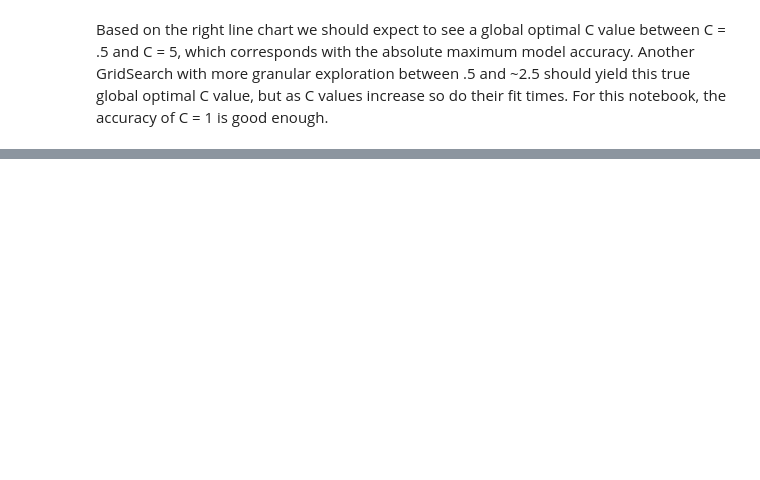
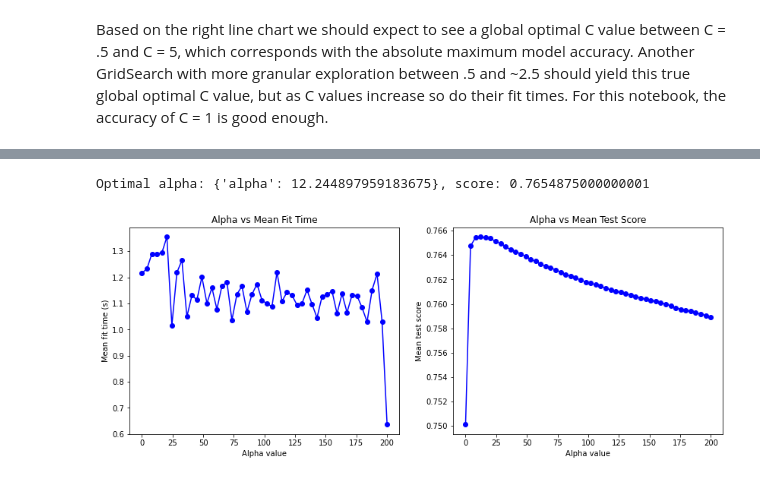
Before and after one commit to parkernisbet/tweet-sentiment-nlp, a Jupyter notebook: tweet-sentiment-nlp.ipynb, the cells around one changed output, grey strips where cells are left out. Drawn from its saved outputs; the diff is of its cells as text; code cells hidden in the pictures; blank space fills up the shorter version.

```diff
--- a/tweet-sentiment-nlp.ipynb
+++ b/tweet-sentiment-nlp.ipynb
@@ -350,0 +343,6 @@ Predict time: 0.01059579849243164
+# %%
+# grid search for optimal alpha variable
+params = {'alpha': np.linspace(0, 200)}
+model = MultinomialNB()
+clf = GridSearchCV(model, params, n_jobs = -1)
+clf.fit(X_train, y_train)
@@ -350,0 +364,20 @@ Predict time: 0.01059579849243164
+# %%
+# best parameter value and score
+print(f'Optimal alpha: {clf.best_params_}, score: {clf.best_score_}')
+# %% [output]
+Optimal alpha: {'alpha': 12.244897959183675}, score: 0.7654875000000001
+# %%
+# visualizing gridsearch results
+fig, (ax1, ax2) = plt.subplots(1, 2)
+fig.set_size_inches(14, 5)
+ax1.plot(params['alpha'], clf.cv_results_['mean_fit_time'], 'b-o')
+ax1.set_xlabel('Alpha value')
+ax1.set_ylabel('Mean fit time (s)')
+ax1.set_title('Alpha vs Mean Fit Time')
+ax2.plot(params['alpha'], clf.cv_results_['mean_test_score'], 'b-o')
+ax2.set_xlabel('Alpha value')
+ax2.set_ylabel('Mean test score')
+ax2.set_title('Alpha vs Mean Test Score')
+plt.show()
+# %% [output]
+[figure, added]
```
Also changed, not shown: parts of 15 cells of this notebook.
